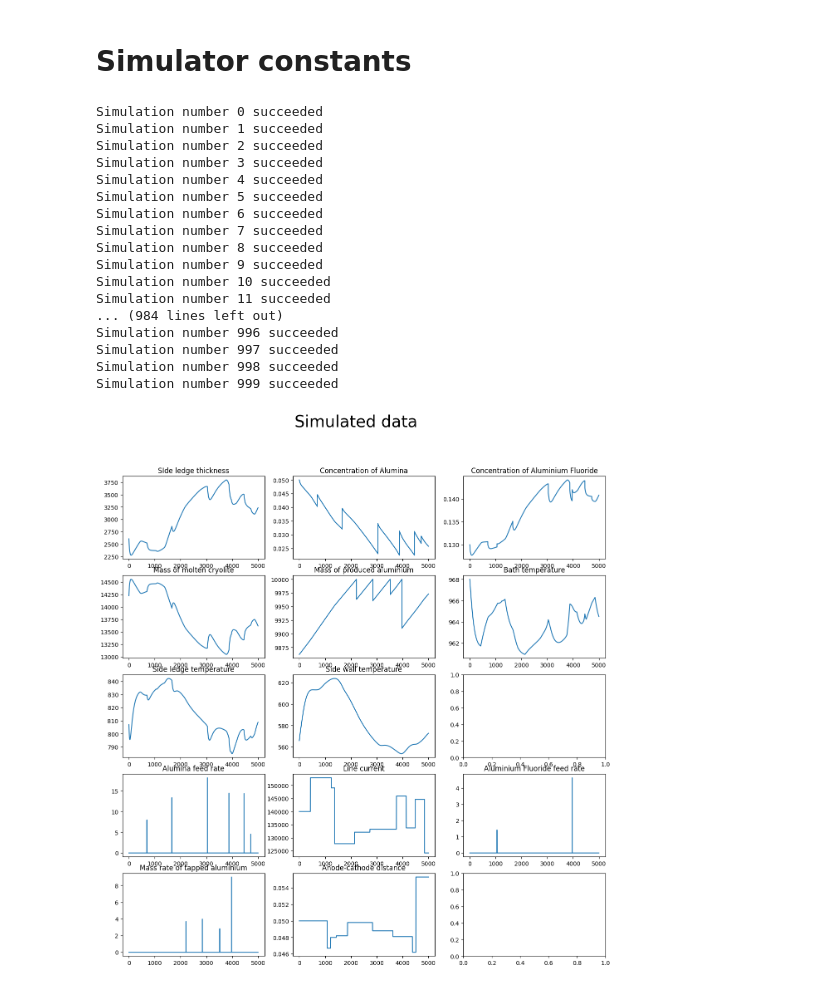
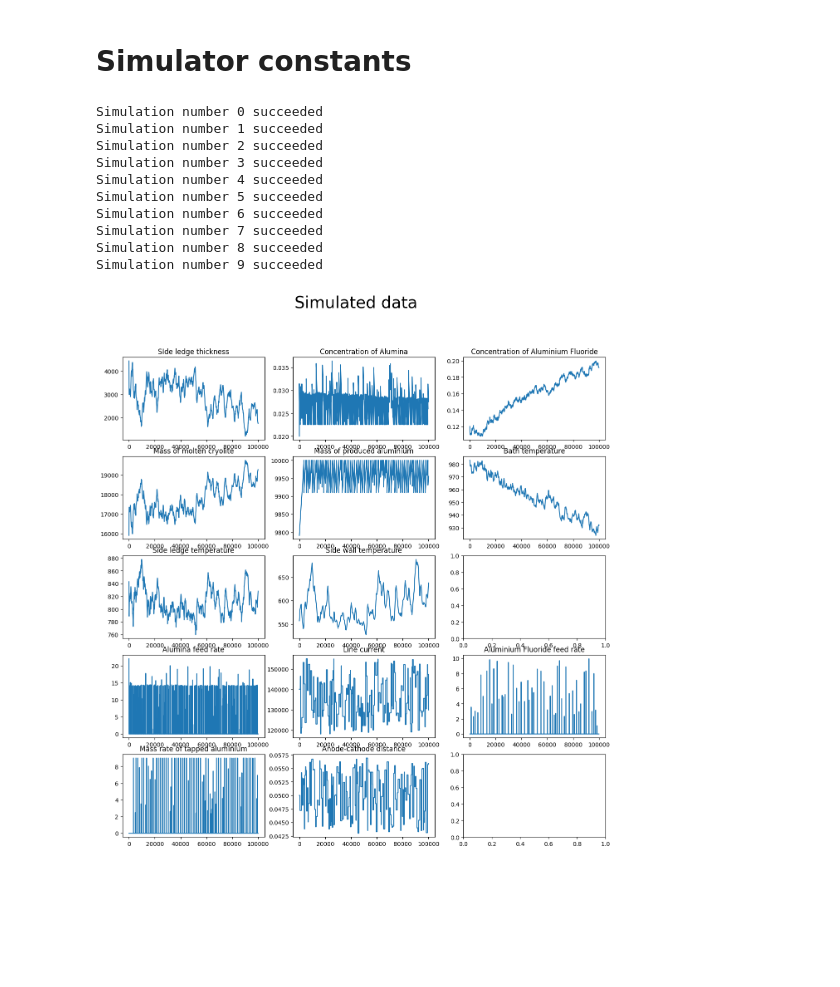
Before and after one commit to Eivinddo/TTK29-Ass2, a Jupyter notebook: AluminiumExtractionPBM.ipynb, the cells around one changed output. Drawn from its saved outputs; the diff is of its cells as text; code cells hidden in the pictures; blank space fills up the shorter version.

```diff
--- a/AluminiumExtractionPBM.ipynb
+++ b/AluminiumExtractionPBM.ipynb
@@ -348,7 +348,7 @@ def generate_dataset(x_range, n_sim, name, n_sim_steps, DT, mode='oper'):
 # %%
 x_range = np.array([[2060,4460], [2,5], [9,13], [11500,16000],[9750,10000],[960,990], [790,850],[555,610]])
 x_range = x_range.T
-generate_dataset(x_range,n_sim=1000, name='PBM_simulation_data',n_sim_steps=5000, DT=10, mode='random')
+generate_dataset(x_range,n_sim=10, name='PBM_simulation_data',n_sim_steps=100000, DT=10, mode='random')
 # %% [output]
 Simulation number 0 succeeded
 Simulation number 1 succeeded
@@ -360,51 +360,44 @@ Simulation number 6 succeeded
 Simulation number 7 succeeded
 Simulation number 8 succeeded
 Simulation number 9 succeeded
-Simulation number 10 succeeded
-Simulation number 11 succeeded
-... (984 lines left out)
-Simulation number 996 succeeded
-Simulation number 997 succeeded
-Simulation number 998 succeeded
-Simulation number 999 succeeded
 # %%
 with open('PBM_simulation_data.pickle', 'rb') as handle:
     data = pickle.load(handle)
 # %%
 
 a = 0
-b = 5000
+b = 100000
 sim_num = 2
 fig,ax = plt.subplots(5,3,figsize=(15,15))
 fig.suptitle('Simulated data' ,fontsize=28)
 #fig.suptitle('Simulated data %i' %(sim_num+1),fontsize=28)
 for sim_num in range(0,1):
     ax[0,0].plot(data[sim_num,a:b,0])
     ax[0,0].set_title('SIde ledge thickness')
     ax[0,1].plot(data[sim_num,a:b,1]/(data[sim_num,a:b,2] + data[sim_num,a:b,1] + data[sim_num,a:b,3])) #X_3d[:,1,sim_num]
     ax[0,1].set_title('Concentration of Alumina')
     ax[0,2].plot(data[sim_num,a:b,2]/(data[sim_num,a:b,2] + data[sim_num,a:b,1] + data[sim_num,a:b,3])) #X_3d[:,2,sim_num]
     ax[0,2].set_title('Concentration of Aluminium Fluoride')
     ax[1,0].plot(data[sim_num,a:b,3])
     ax[1,0].set_title('Mass of molten cryolite')
     ax[1,1].plot(data[sim_num,a:b,4])
     ax[1,1].set_title('Mass of produced aluminium')
     ax[1,2].plot(data[sim_num,a:b,5])
     ax[1,2].set_title('Bath temperature')
     ax[2,0].plot(data[sim_num,a:b,6])
     ax[2,0].set_title('Side ledge temperature')
     ax[2,1].plot(data[sim_num,a:b,7])
     ax[2,1].set_title('Side wall temperature')
     ax[3,0].plot(data[sim_num,a:b,8])
     ax[3,0].set_title('Alumina feed rate')
     ax[3,1].plot(data[sim_num,a:b,9])
     ax[3,1].set_title('Line current')
     ax[3,2].plot(data[sim_num,a:b,10])
     ax[3,2].set_title('Aluminium Fluoride feed rate')
     ax[4,0].plot(data[sim_num,a:b,11])
     ax[4,0].set_title('Mass rate of tapped aluminium')
     ax[4,1].plot(data[sim_num,a:b,12])
     ax[4,1].set_title('Anode-cathode distance')
 plt.show()
 # %% [output]
-[figure, old version]
+[figure, new version]
```
Also changed, not shown: parts of 1 cell of this notebook.
